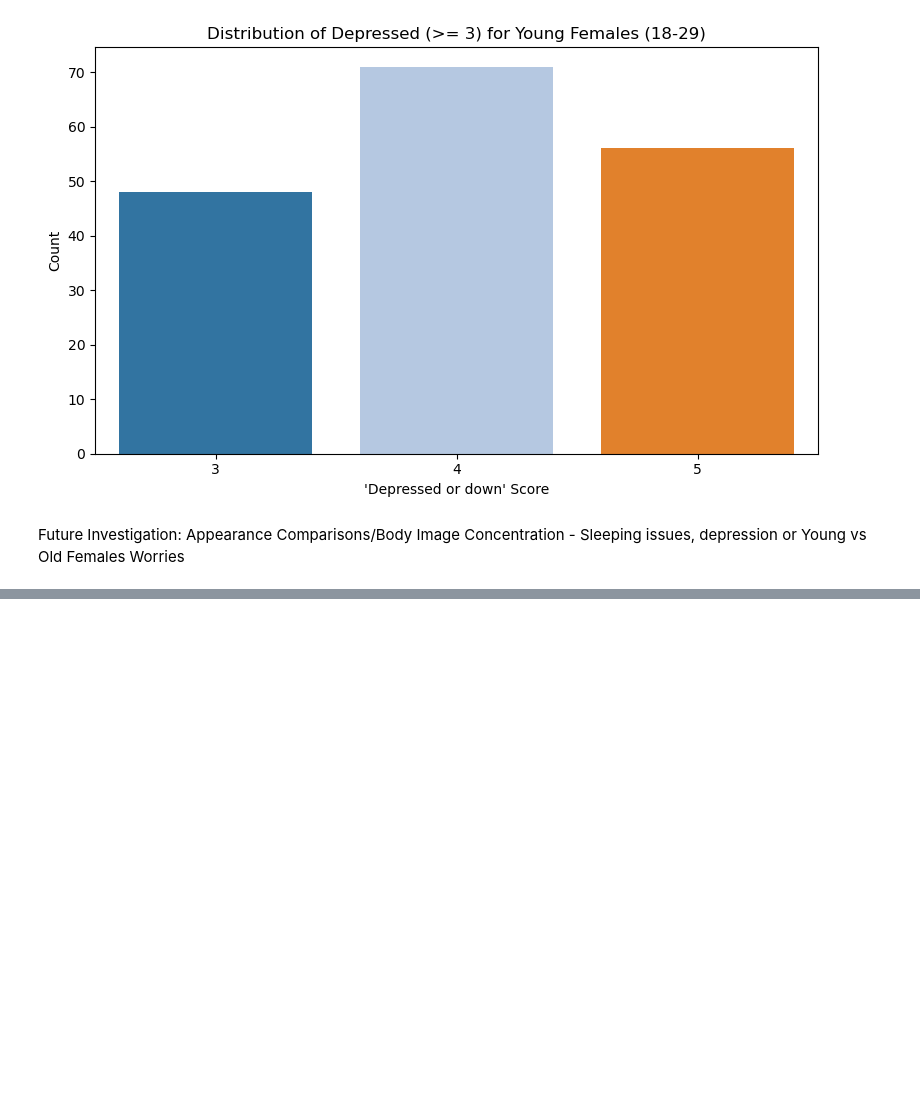
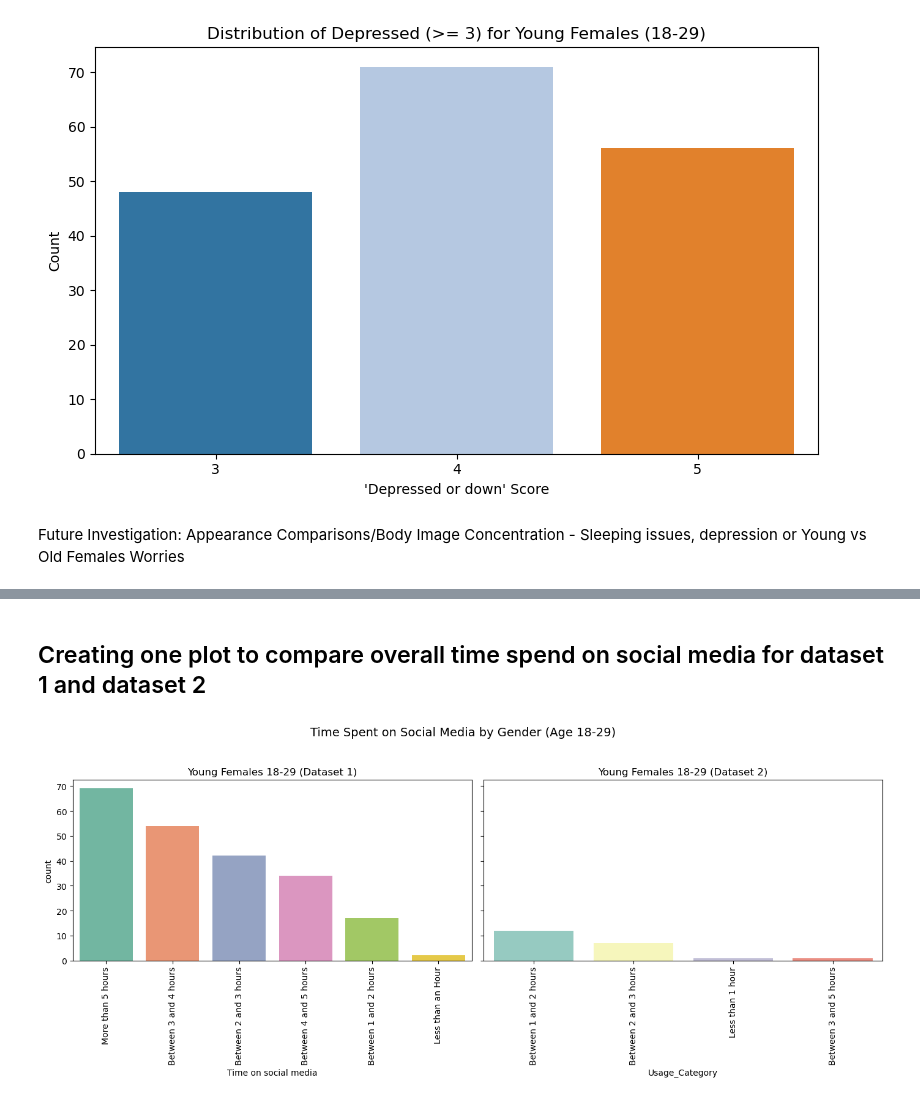
Before and after one commit to ilsecaher/MSDS640-Data-Cleaning, a Jupyter notebook: Social Media Impact.ipynb, the cells around one changed output, grey strips where cells are left out. Saved outputs shown, nothing was run; the diff lists cells and outputs as text; code cells hidden in the pictures; blank space fills up the shorter version.

```diff
--- a/Social Media Impact.ipynb
+++ b/Social Media Impact.ipynb
@@ -527,0 +586,4 @@ Worries
+# %%
+#Renaming the social media columns
+df2_clean['Platform'] = df2_clean['Platform'].replace({'Facebook':'Social Media 1', 'Twitter': 'Social Media 2', 'Instagram':'Social Media 3', 'Youtube':'Social Media 4', 'Snapchat': 'Social Media 5', 'Discord': 'Social Media 6', 'Reddit':'Social Media 7', 'Pinterest':'Social Media 8', 'TikTok':'Social Media 9', 'LinkedIn':'Social Media 10', 'WhatsApp':'Social Media 11', 'Telegram':'Social Media 12', })
+df2_clean
@@ -527,0 +604,4 @@ Worries
+# %%
+# Filter young females aged 18 to 29
+df2_young_female = df2_clean[(df2_clean['Age'] >= 18) & (df2_clean['Age'] <= 29) & (df2_clean['Gender'] == 'Female')]
+df2_young_female.head()
@@ -527,0 +615,4 @@ Worries
+# %%
+# Converting 'Daily_Usage_Time (minutes)' from minutes to hours
+df2_young_female['Daily_Usage_Time (hours)'] = df2_young_female['Daily_Usage_Time (minutes)'] / 60
+df2_young_female.head()
@@ -527,0 +626,3 @@ Worries
+# %%
+#Converting the column to numeric
+df2_young_female['Daily_Usage_Time (hours)'] = pd.to_numeric(df2_young_female['Daily_Usage_Time (hours)'], errors='coerce')
@@ -527,0 +658,37 @@ Worries
+# %% [markdown]
+## Creating one plot to compare overall time spend on social media for dataset 1 and dataset 2
+# %%
+import matplotlib.pyplot as plt
+import seaborn as sns
+
+# Set up side-by-side subplots
+fig, axes = plt.subplots(1, 2, figsize=(14, 6), sharey=True)
+
+# Plot for Young Females
+sns.countplot(
+    data=young_females,
+    x="Time on social media",
+    order=young_females["Time on social media"].value_counts().index,
+    palette="Set2",
+    ax=axes[0]
+)
+axes[0].set_title("Young Females 18-29 (Dataset 1)")
+axes[0].set_xticklabels(axes[0].get_xticklabels(), rotation=90)
+
+# Plot for Young Males
+sns.countplot(
+    data=df2_young_female,
+    x="Usage_Category",
+    order=df2_young_female["Usage_Category"].value_counts().index,
+    palette="Set3",
+    ax=axes[1]
+)
+axes[1].set_title("Young Females 18-29 (Dataset 2)")
+axes[1].set_xticklabels(axes[1].get_xticklabels(), rotation=90)
+
+# Final layout
+fig.suptitle("Time Spent on Social Media by Gender (Age 18-29)", fontsize=14)
+plt.tight_layout(rect=[0, 0, 1, 0.95])  # Leave space for suptitle
+plt.show()
+# %% [output]
+[figure, added]
```
Also changed, not shown: parts of 24 cells of this notebook, 2 other files.
